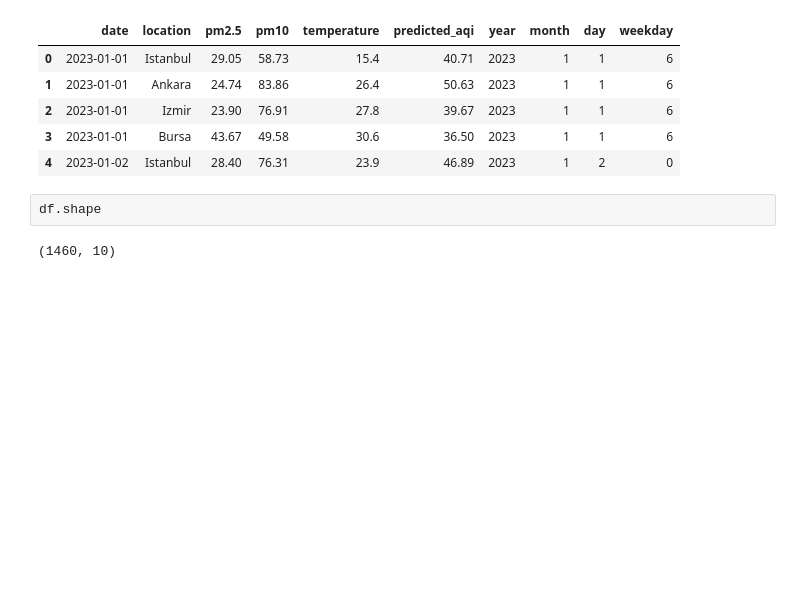
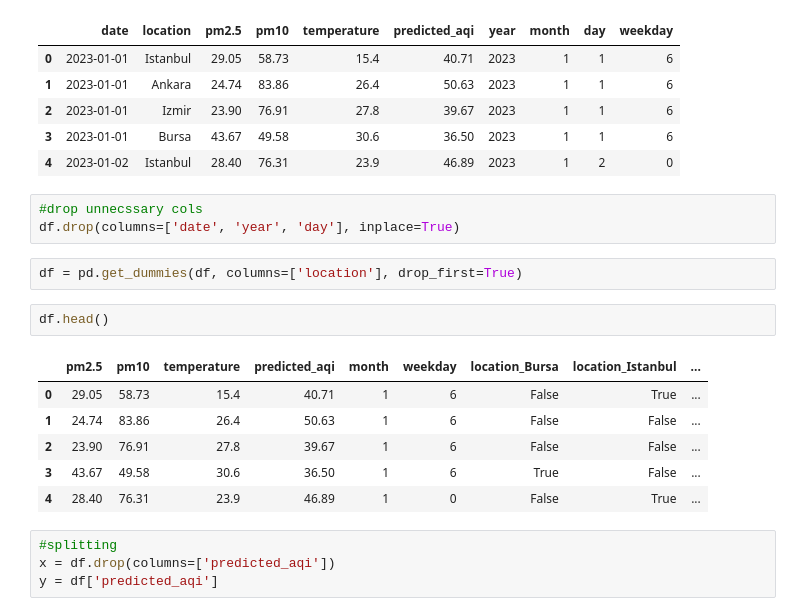
Before and after one commit to MahinR0GG/AQI-Prediction-System, a Jupyter notebook: main.ipynb, the cells around one changed output. Drawn from its saved outputs; the diff is of its cells as text; blank space fills up the shorter version.

```diff
--- a/main.ipynb
+++ b/main.ipynb
@@ -79,6 +79,20 @@ df.head()
 | 3 | 2023-01-01 | Bursa | 43.67 | 49.58 | 30.6 | 36.50 | 2023 | 1 | 1 | 6 |
 | 4 | 2023-01-02 | Istanbul | 28.40 | 76.31 | 23.9 | 46.89 | 2023 | 1 | 2 | 0 |
 # %%
-df.shape
+#drop unnecssary cols
+df.drop(columns=['date', 'year', 'day'], inplace=True)
-# %% [output]
-(1460, 10)
+# %%
+df = pd.get_dummies(df, columns=['location'], drop_first=True)
+# %%
+df.head()
+# %% [output]
+|  | pm2.5 | pm10 | temperature | predicted_aqi | month | weekday | location_Bursa | location_Istanbul | ... |
+| 0 | 29.05 | 58.73 | 15.4 | 40.71 | 1 | 6 | False | True | ... |
+| 1 | 24.74 | 83.86 | 26.4 | 50.63 | 1 | 6 | False | False | ... |
+| 2 | 23.90 | 76.91 | 27.8 | 39.67 | 1 | 6 | False | False | ... |
+| 3 | 43.67 | 49.58 | 30.6 | 36.50 | 1 | 6 | True | False | ... |
+| 4 | 28.40 | 76.31 | 23.9 | 46.89 | 1 | 0 | False | True | ... |
+# %%
+#splitting
+x = df.drop(columns=['predicted_aqi'])
+y = df['predicted_aqi']
```
Also changed, not shown: parts of 7 cells of this notebook.
